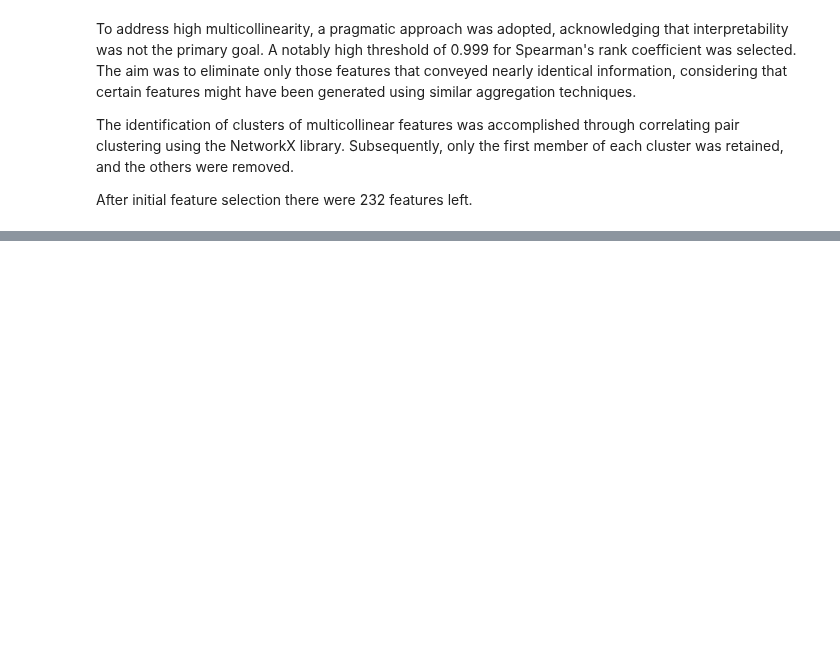
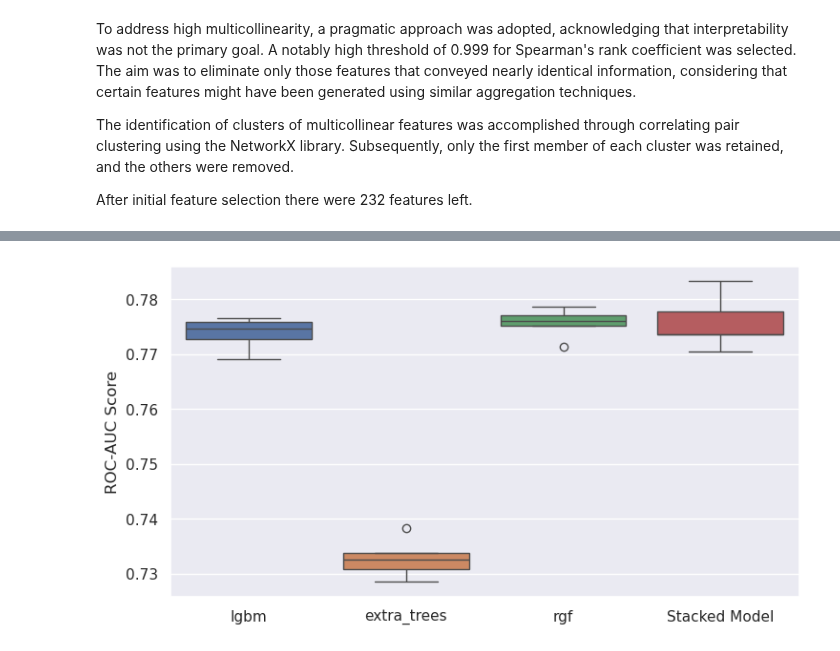
Before and after one commit to gediminas-skvarnavicius/home-credit-group-ml, a Jupyter notebook: summary.ipynb, the cells around one changed output, grey strips where cells are left out. Drawn from its saved outputs; the diff is of its cells as text; code cells hidden in the pictures; blank space fills up the shorter version.

```diff
--- a/summary.ipynb
+++ b/summary.ipynb
@@ -356,0 +436,15 @@ After initial feature selection there were 232 features left.
+# %%
+# | label: fig-model1-selection
+# | fig-cap: ROC-AUC scores based on 5 stratified kfold cross-validations for the models tested in this project.
+
+warnings.filterwarnings("ignore", category=UserWarning)
+scores = joblib.load("temp/model_1_base_scores.joblib")
+stacked_model_scores = joblib.load("temp/stack_scores.joblib")
+scores = scores.with_columns(pl.Series(stacked_model_scores).alias("Stacked Model"))
+fig_scores_full, ax_scores_full = plt.subplots(figsize=BASE_FIG_SIZE)
+sns.boxplot(scores, ax=ax_scores_full)
+ax_scores_full.set_xticklabels(scores.columns)
+ax_scores_full.set_ylabel("ROC-AUC Score")
+plt.show()
+# %% [output]
+[figure, added]
```
Also changed, not shown: parts of 41 cells of this notebook, 14 other files.
